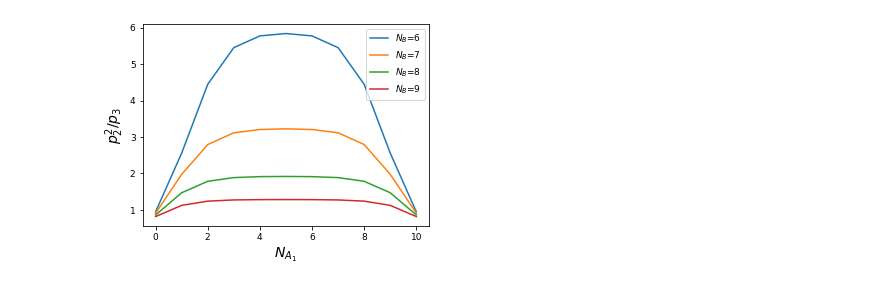
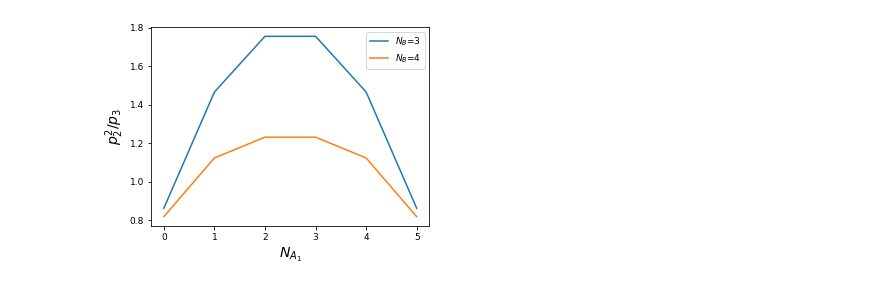
Before and after one commit to hassan-shap/RMT, a Jupyter notebook: experiment.ipynb, the cells around one changed output. Saved outputs shown, nothing was run; the diff lists cells and outputs as text; code cells hidden in the pictures.

```diff
--- a/experiment.ipynb
+++ b/experiment.ipynb
@@ -8,0 +40,29 @@ from os import path
+# %%
+N=12
+
+Nblist=np.arange(2,N-2,2)
+Lb=2**Nblist
+Na=N-Nblist
+La=2**Na
+Na1=1 #Na/2
+Na2=Na-Na1
+La1= 2**Na1
+La2= 2**Na2
+
+p2= (La+Lb)/(La*Lb)
+p3= (La1**2+ La2**2+ Lb**2 + 3*La*Lb)/(La*Lb)**2
+
+plt.figure(figsize=(4.8,3.6))
+fsize=9
+plt.rcParams.update({'font.size': fsize})
+plt.plot(Nblist,np.log(p2**2/p3),'o')
+plt.plot(Nblist,Nblist*0)
+# plt.plot(Na1/Na,p2)
+
+plt.ylabel('$\log (p_2^2/p_3)$',fontsize = fsize+5)
+plt.xlabel('$N_{B}$',fontsize = fsize+5)
+# plt.ylim(-.2,0.1)
+# plt.grid()
+plt.tight_layout()
+# plt.savefig('figs/rmt_p3_ppt_Na_%d_Nb_%d.pdf' % (Na,Nb))
+plt.show()
@@ -9,29 +71,29 @@ from os import path
 # %%
-Na=10
+Na=5
 La=2**Na
 Na1=np.arange(0,Na+1)
 Na2=Na-Na1
 La1= 2**Na1
 La2= 2**Na2
 
-Nblist=np.arange(6,10)
+Nblist=np.arange(3,5)
 
 plt.figure(figsize=(4.8,3.6))
 fsize=9
 plt.rcParams.update({'font.size': fsize})
 for Nb in Nblist:
     Lb=2**Nb
-
     p2= (La+Lb)/(La*Lb)
     p3= (La1**2+ La2**2+ Lb**2 + 3*La*Lb)/(La*Lb)**2
 
     plt.plot(Na1,p2**2/p3,label='$N_B$=%d' % Nb)
     # plt.plot(Na1/Na,p2)
 
 plt.ylabel('$p_2^2/p_3$',fontsize = fsize+5)
 plt.xlabel('$N_{A_1}$',fontsize = fsize+5)
 plt.legend(fontsize=fsize)
 plt.tight_layout()
+plt.savefig('figs/rmt_p3_Na_%d_Nb_%d.pdf' % (Na,Nb))
 plt.show()
 # %% [output]
-[figure, old version]
+[figure, new version]
```
Also changed, not shown: parts of 3 cells of this notebook, 11 other files.
